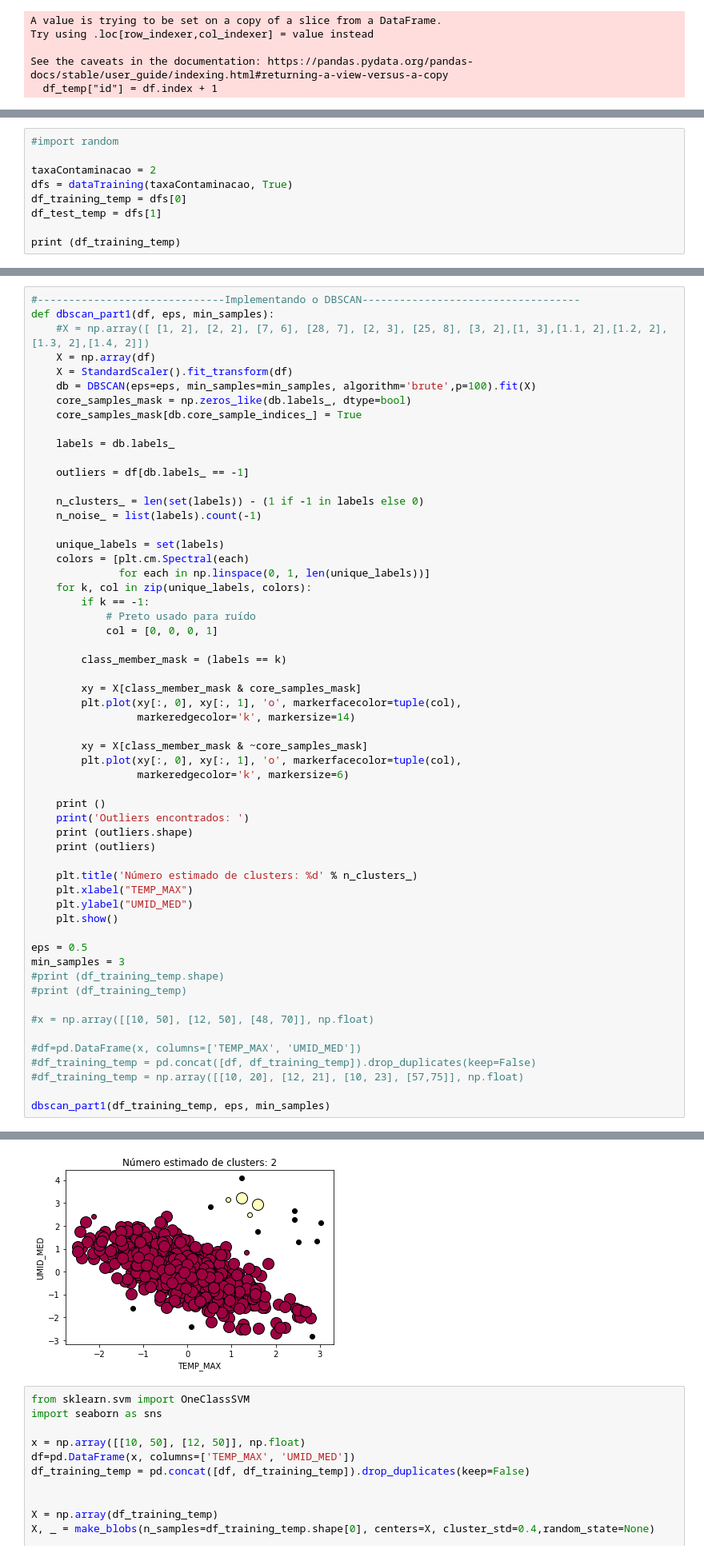
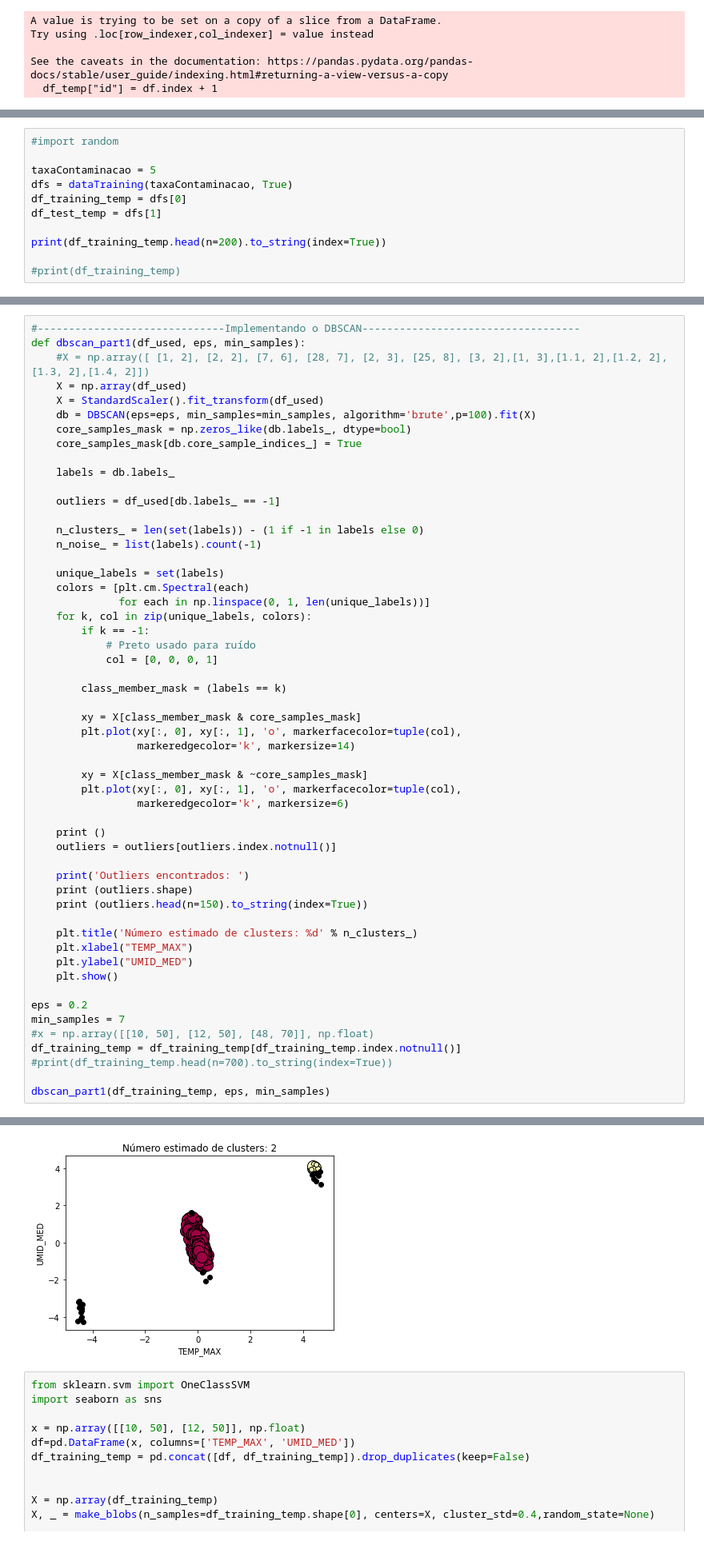
Before and after one commit to AndersonRodr/algorithms-detect-anomalies, a Jupyter notebook: PrimeiroExperimento.ipynb, the cells around one changed output, grey strips where cells are left out. Shown at 80% size. Cells and saved outputs as stored; diff of their text form.

```diff
--- a/PrimeiroExperimento.ipynb
+++ b/PrimeiroExperimento.ipynb
@@ -178,10 +221,12 @@ def dataTraining(percentOutliers, dbscan):
 # %%
 #import random
 
-taxaContaminacao = 2
+taxaContaminacao = 5
 dfs = dataTraining(taxaContaminacao, True)
 df_training_temp = dfs[0]
 df_test_temp = dfs[1]
 
-print (df_training_temp)
+print(df_training_temp.head(n=200).to_string(index=True))
+
+#print(df_training_temp)
 # %% [output]
@@ -219,16 +250,16 @@ def AutoRegValue(df_training_temp):
 # %%
 #------------------------------Implementando o DBSCAN-----------------------------------
-def dbscan_part1(df, eps, min_samples):
+def dbscan_part1(df_used, eps, min_samples):
     #X = np.array([ [1, 2], [2, 2], [7, 6], [28, 7], [2, 3], [25, 8], [3, 2],[1, 3],[1.1, 2],[1.2, 2],[1.3, 2],[1.4, 2]])
-    X = np.array(df)
-    X = StandardScaler().fit_transform(df)
+    X = np.array(df_used)
+    X = StandardScaler().fit_transform(df_used)
     db = DBSCAN(eps=eps, min_samples=min_samples, algorithm='brute',p=100).fit(X)
     core_samples_mask = np.zeros_like(db.labels_, dtype=bool)
     core_samples_mask[db.core_sample_indices_] = True
 
     labels = db.labels_
 
-    outliers = df[db.labels_ == -1]
+    outliers = df_used[db.labels_ == -1]
 
     n_clusters_ = len(set(labels)) - (1 if -1 in labels else 0)
     n_noise_ = list(labels).count(-1)
@@ -252,25 +283,22 @@ def dbscan_part1(df, eps, min_samples):
                  markeredgecolor='k', markersize=6)
 
     print ()
+    outliers = outliers[outliers.index.notnull()]
+
     print('Outliers encontrados: ')
     print (outliers.shape)
-    print (outliers)
+    print (outliers.head(n=150).to_string(index=True))
 
     plt.title('Número estimado de clusters: %d' % n_clusters_)
     plt.xlabel("TEMP_MAX")
     plt.ylabel("UMID_MED")
     plt.show()
 
-eps = 0.5
-min_samples = 3
-#print (df_training_temp.shape)
-#print (df_training_temp)
-
+eps = 0.2
+min_samples = 7
 #x = np.array([[10, 50], [12, 50], [48, 70]], np.float)
-
-#df=pd.DataFrame(x, columns=['TEMP_MAX', 'UMID_MED'])
-#df_training_temp = pd.concat([df, df_training_temp]).drop_duplicates(keep=False)
-#df_training_temp = np.array([[10, 20], [12, 21], [10, 23], [57,75]], np.float)
+df_training_temp = df_training_temp[df_training_temp.index.notnull()]
+#print(df_training_temp.head(n=700).to_string(index=True))
 
 dbscan_part1(df_training_temp, eps, min_samples)
 # %% [output]
@@ -291,4 +322,4 @@ Outliers encontrados:
-[figure, old version]
+[figure, new version]
 # %%
 from sklearn.svm import OneClassSVM
 import seaborn as sns
```
Also changed, not shown: parts of 6 cells of this notebook.
